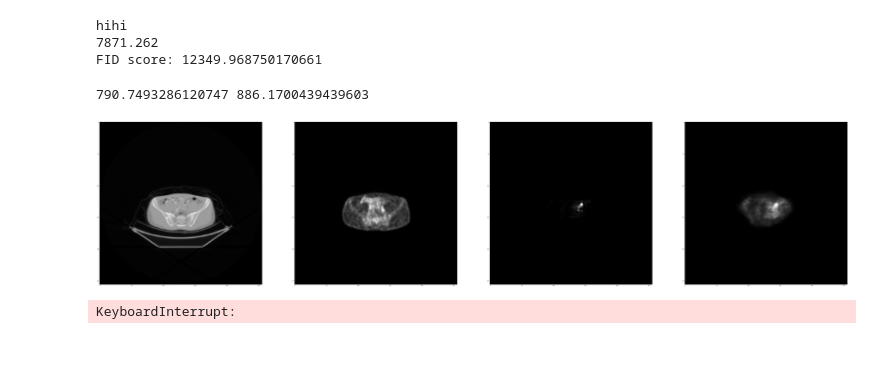
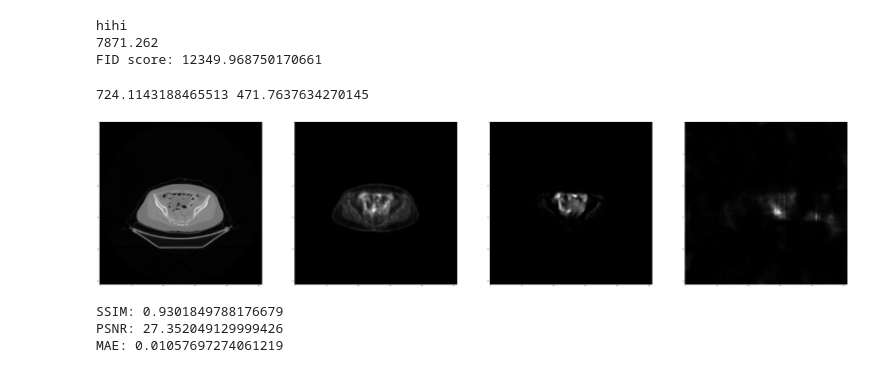
Before and after one commit to dacthai2807/medical-i2i, a Jupyter notebook: guided-diffusion/evaluations/test.ipynb, the cells around one changed output. Saved outputs shown, nothing was run; the diff lists cells and outputs as text; code cells hidden in the pictures.

```diff
--- a/guided-diffusion/evaluations/test.ipynb
+++ b/guided-diffusion/evaluations/test.ipynb
@@ -248,44 +248,44 @@ import numpy as np
 PET_MAX_PIXEL = 10.4 # 32767
 CT_MAX_PIXEL = 2047
 
-IMAGE_ROOT = "/mnt/disk3/projects/thaind/Medical-Image-Synthesis/UMRL--using-Cycle-Spinning/exp/test_1"
+IMAGE_ROOT = "/mnt/disk3/projects/thaind/Medical-Image-Synthesis/UMRL--using-Cycle-Spinning/exp/test_cycspn"
 
-IMAGE_DIR = "sub11_slice71.npz"
+IMAGE_DIR = "0.npz"
 
 ct = np.load(IMAGE_ROOT + '/ct/' + IMAGE_DIR)['arr_0']
 ct = ct.mean(axis=-1)
 ct = (ct / 2 + 0.5) * CT_MAX_PIXEL
 
 gt_pet = np.load(IMAGE_ROOT + '/gt_pet/' + IMAGE_DIR)['arr_0']
 gt_pet = gt_pet.mean(axis=-1)
 gt_pet = np.expm1((gt_pet / 2 + 0.5) * PET_MAX_PIXEL)
 
 input_pet = np.load(IMAGE_ROOT + '/input_pet/' + IMAGE_DIR)['arr_0']
 input_pet = input_pet.mean(axis=-1)
 input_pet = np.expm1((input_pet / 2 + 0.5) * PET_MAX_PIXEL)
 
 pred_pet = np.load(IMAGE_ROOT + '/pred_pet/' + IMAGE_DIR)['arr_0']
 pred_pet = pred_pet.mean(axis=-1)
 pred_pet = np.expm1((pred_pet / 2 + 0.5) * PET_MAX_PIXEL)
 
 mae1 = compute_mae(gt_pet, pred_pet)
 mae2 = compute_mae(gt_pet, input_pet)
 
 print(mae1, mae2)
 
 plt.figure(figsize=(128, 128))
 plt.subplot(1,4,1)
 plt.imshow(ct, cmap='gray')
 plt.subplot(1,4,2)
 plt.imshow(gt_pet, cmap='gray')
 plt.subplot(1,4,3)
 plt.imshow(input_pet, cmap='gray')
 plt.subplot(1,4,4)
 plt.imshow(pred_pet, cmap='gray')
 plt.show()
 # %% [output]
-790.7493286120747 886.1700439439603
+724.1143188465513 471.7637634270145
-[figure, old version]
+[figure, new version]
 # %%
 import os
 
@@ -348,4 +348,6 @@ print('SSIM: {}'.format(ssim_avg))
 print('PSNR: {}'.format(psnr_avg))
 print('MAE: {}'.format(mae_avg))
 # %% [output]
-KeyboardInterrupt:
+SSIM: 0.9301849788176679
+PSNR: 27.352049129999426
+MAE: 0.01057697274061219
```
Also changed, not shown: 2 other files.
